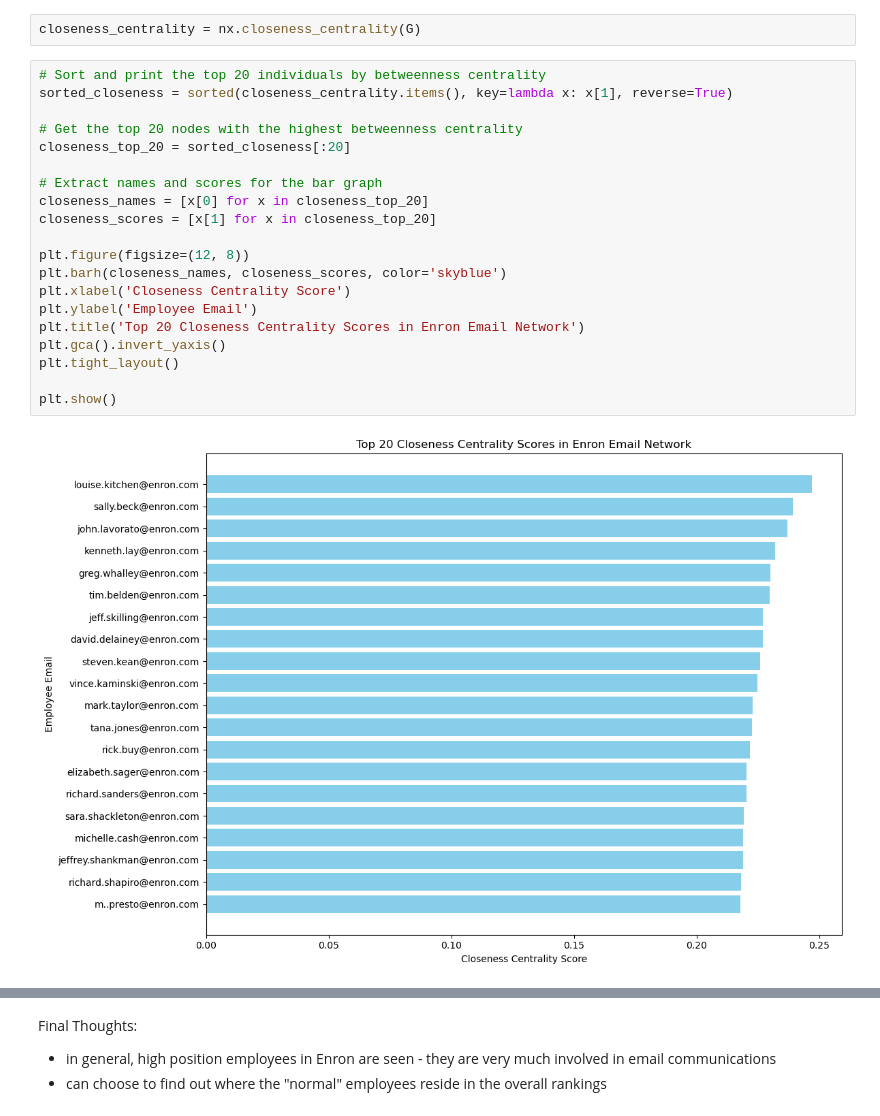
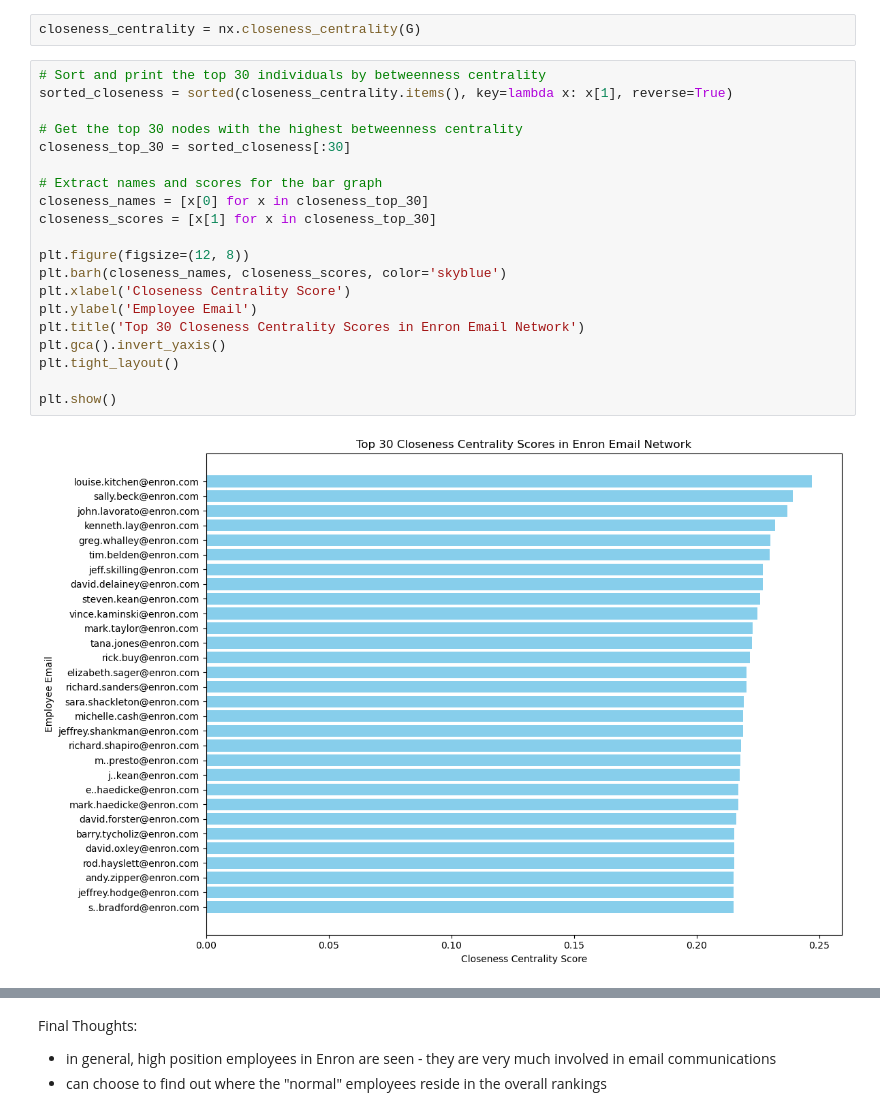
Before and after one commit to HanWeiOng/IS450G2, a Jupyter notebook: social_network/social_network_withroles_V2.ipynb, the cells around one changed output, grey strips where cells are left out. Saved outputs shown, nothing was run; the diff lists cells and outputs as text.

```diff
--- a/social_network/social_network_withroles_V2.ipynb
+++ b/social_network/social_network_withroles_V2.ipynb
@@ -412,25 +407,25 @@ higher positions still seen over here
 # %%
 closeness_centrality = nx.closeness_centrality(G)
 # %%
-# Sort and print the top 20 individuals by betweenness centrality
+# Sort and print the top 30 individuals by betweenness centrality
 sorted_closeness = sorted(closeness_centrality.items(), key=lambda x: x[1], reverse=True)
 
-# Get the top 20 nodes with the highest betweenness centrality
-closeness_top_20 = sorted_closeness[:20]
+# Get the top 30 nodes with the highest betweenness centrality
+closeness_top_30 = sorted_closeness[:30]
 
 # Extract names and scores for the bar graph
-closeness_names = [x[0] for x in closeness_top_20]
-closeness_scores = [x[1] for x in closeness_top_20]
+closeness_names = [x[0] for x in closeness_top_30]
+closeness_scores = [x[1] for x in closeness_top_30]
 
 plt.figure(figsize=(12, 8))
 plt.barh(closeness_names, closeness_scores, color='skyblue')
 plt.xlabel('Closeness Centrality Score')
 plt.ylabel('Employee Email')
-plt.title('Top 20 Closeness Centrality Scores in Enron Email Network')
+plt.title('Top 30 Closeness Centrality Scores in Enron Email Network')
 plt.gca().invert_yaxis()
 plt.tight_layout()
 
 plt.show()
 # %% [output]
-[figure, old version]
+[figure, new version]
 # %%
```
Also changed, not shown: parts of 26 cells of this notebook.
